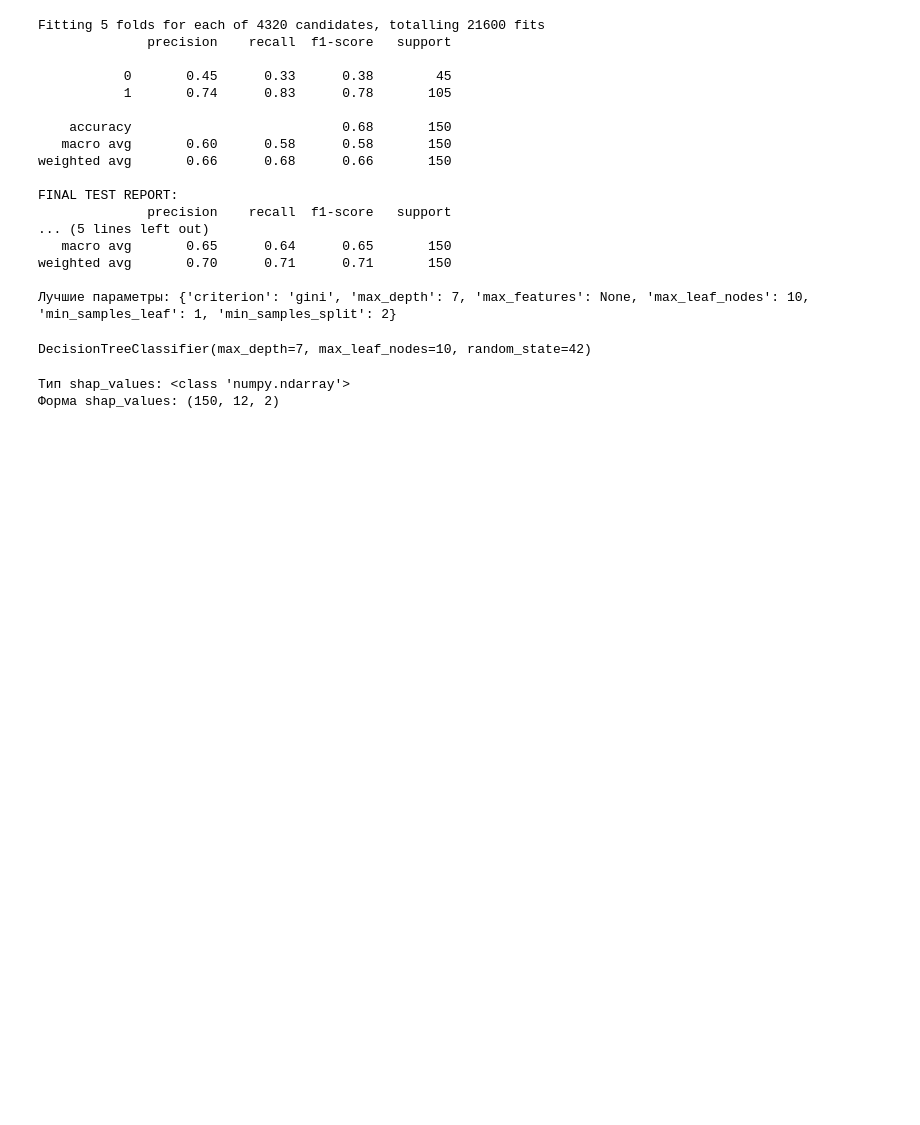
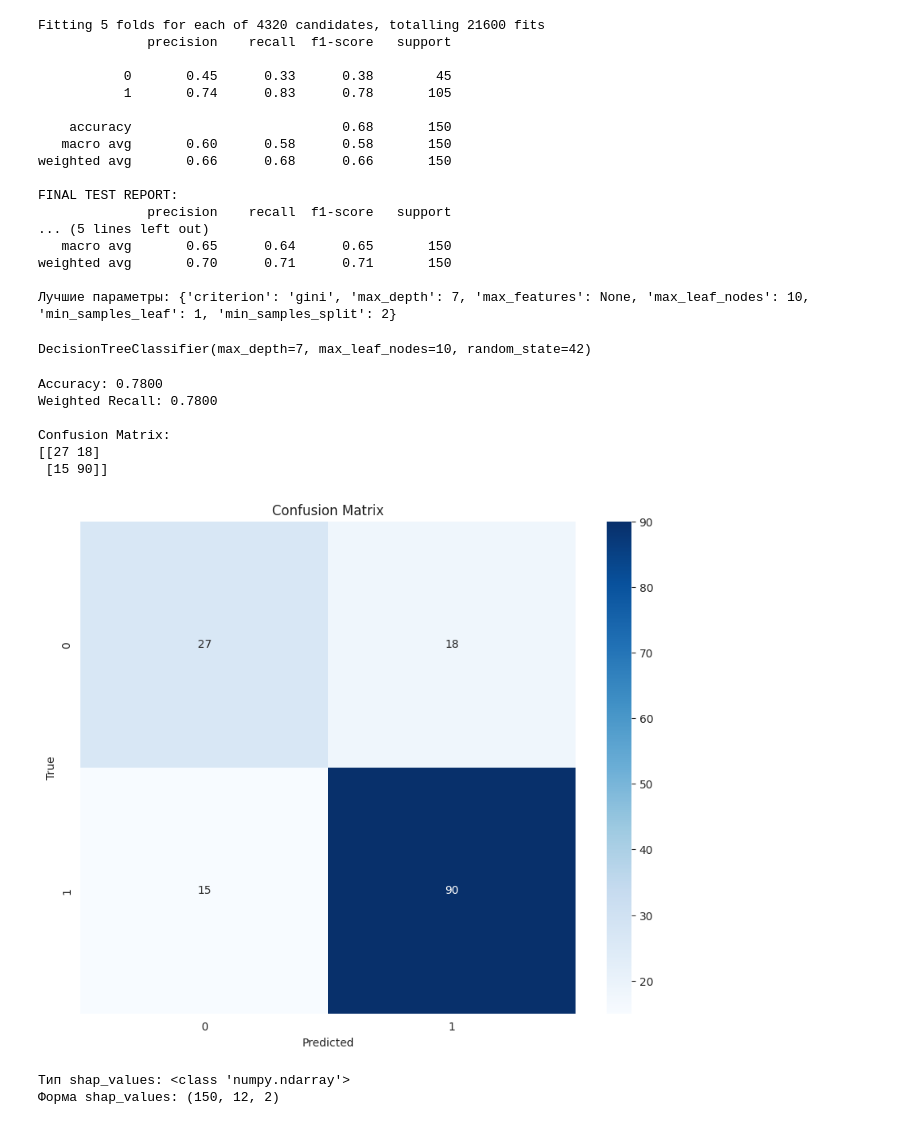
Before and after one commit to Calrission/MIIGAIK-SummerPractice-DataScience, a Jupyter notebook: homeworks/homework_4/homework_4.ipynb, the cells around one changed output. Drawn from its saved outputs; the diff is of its cells as text; code cells hidden in the pictures; blank space fills up the shorter version.

Commit message:
added bloc scoring final model

```diff
--- a/homeworks/homework_4/homework_4.ipynb
+++ b/homeworks/homework_4/homework_4.ipynb
@@ -185,6 +185,37 @@ final_model = DecisionTreeClassifier(
 final_model.fit(X_train_full, y_train_full)
 # %% [output]
 DecisionTreeClassifier(max_depth=7, max_leaf_nodes=10, random_state=42)
+# %%
+y_test_pred = final_model.predict(X_test)
+accuracy = accuracy_score(y_test, y_test_pred)
+print(f"Accuracy: {accuracy:.4f}")
+recall = recall_score(y_test, y_test_pred, average='weighted')
+print(f"Weighted Recall: {recall:.4f}")
+cm = confusion_matrix(y_test, y_test_pred)
+print("\nConfusion Matrix:")
+print(cm)
+
+def plot_confusion_matrix(cm, classes):
+    plt.figure(figsize=(10, 8))
+    sns.heatmap(cm, annot=True, fmt='d', cmap='Blues',
+                xticklabels=classes,
+                yticklabels=classes)
+    plt.xlabel('Predicted')
+    plt.ylabel('True')
+    plt.title('Confusion Matrix')
+    plt.show()
+
+# Получаем имена классов
+classes = final_model.classes_
+plot_confusion_matrix(cm, classes)
+# %% [output]
+Accuracy: 0.7800
+Weighted Recall: 0.7800
+
+Confusion Matrix:
+[[27 18]
+ [15 90]]
+[figure, added]
 # %%
 import shap
 
```
Also changed, not shown: parts of 3 cells of this notebook.
